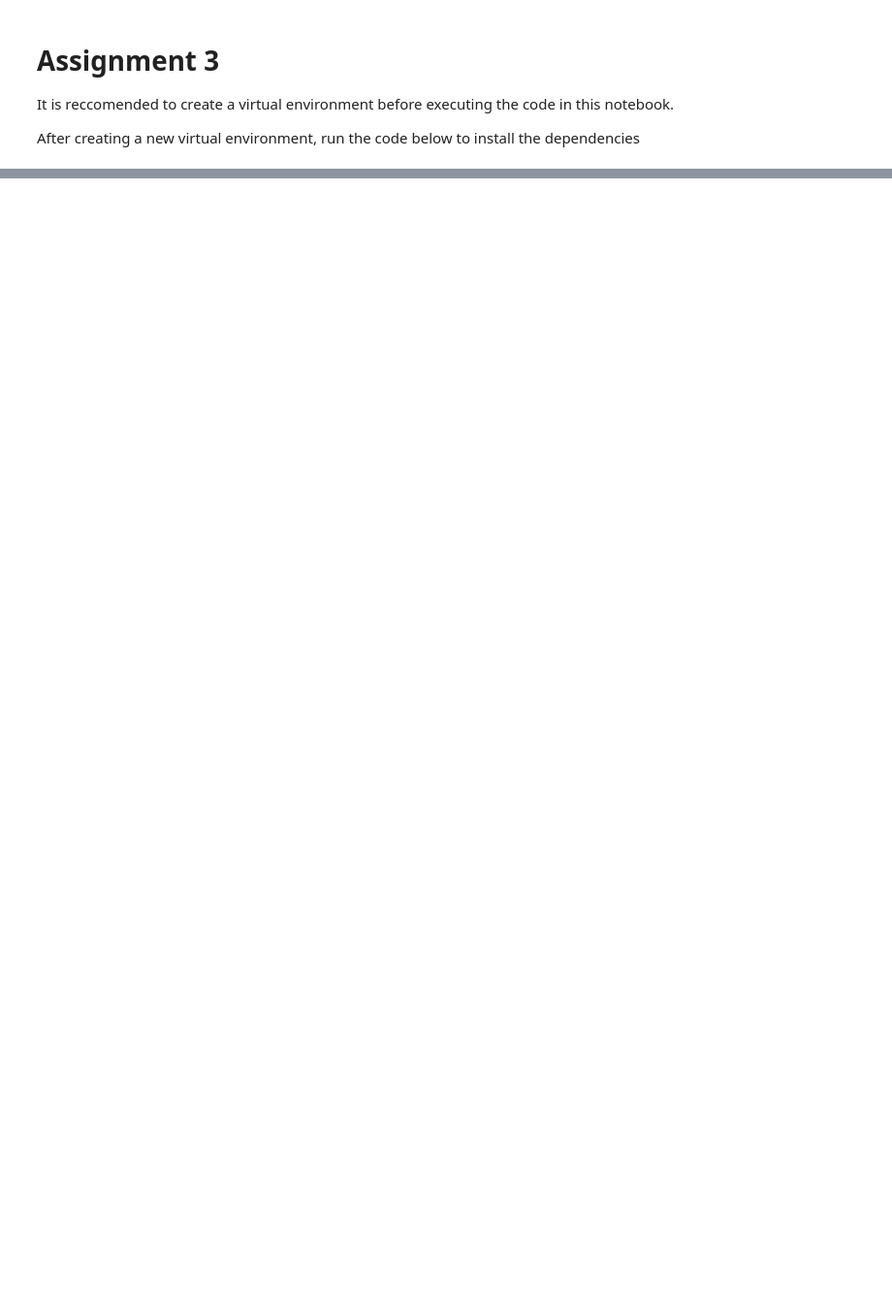
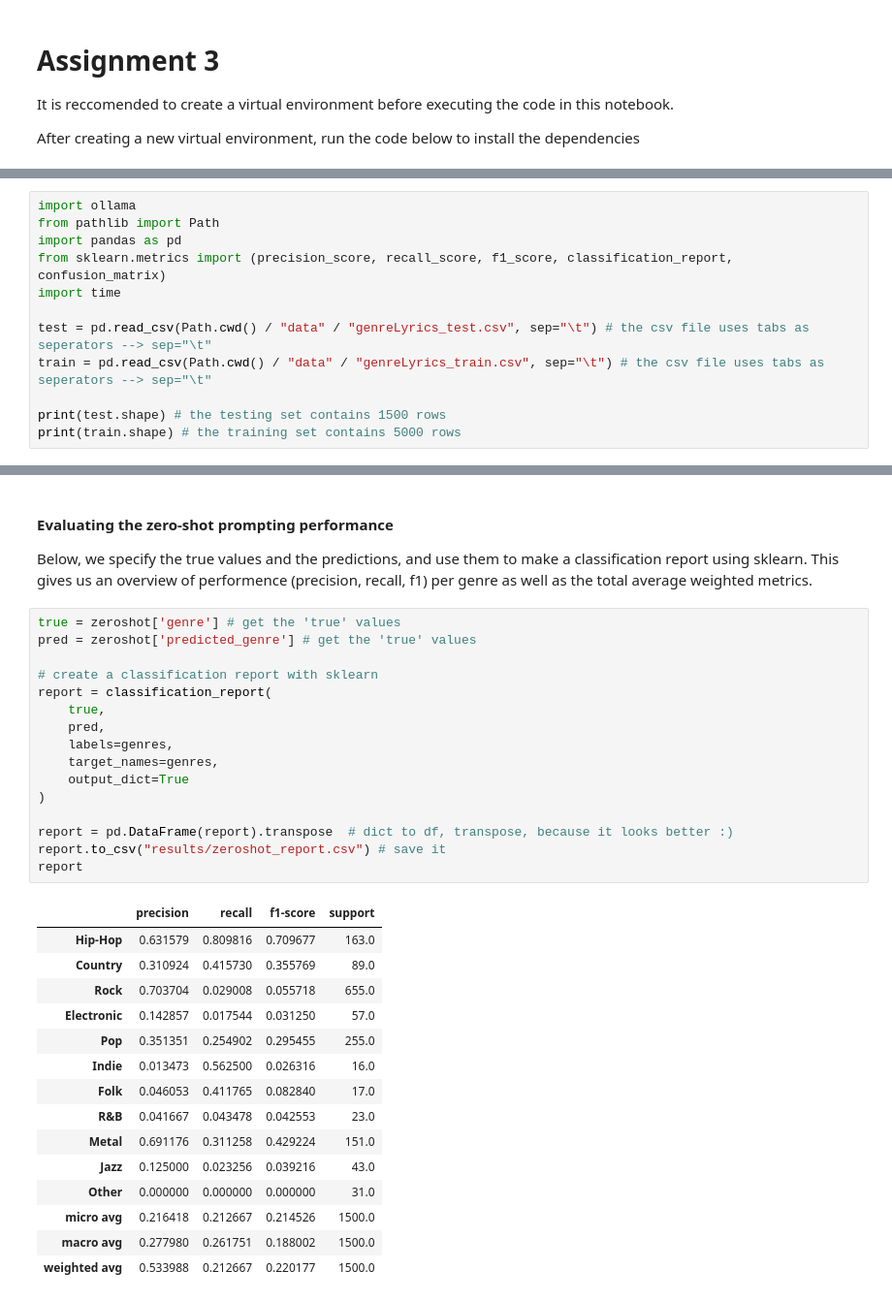
Before and after one commit to tijn-donners/analyzing_data_assignments, a Jupyter notebook: assignment3/Assignment 3.ipynb, the cells around one changed output, grey strips where cells are left out. Shown at 97% size. Drawn from its saved outputs; the diff is of its cells as text; blank space fills up the shorter version.

```diff
--- a/assignment3/Assignment 3.ipynb
+++ b/assignment3/Assignment 3.ipynb
@@ -62,0 +29,12 @@ Hey! What's up? How can I help you today?
+# %%
+import ollama
+from pathlib import Path
+import pandas as pd
+from sklearn.metrics import (precision_score, recall_score, f1_score, classification_report, confusion_matrix)
+import time
+
+test = pd.read_csv(Path.cwd() / "data" / "genreLyrics_test.csv", sep="\t") # the csv file uses tabs as seperators --> sep="\t"
+train = pd.read_csv(Path.cwd() / "data" / "genreLyrics_train.csv", sep="\t") # the csv file uses tabs as seperators --> sep="\t"
+
+print(test.shape) # the testing set contains 1500 rows
+print(train.shape) # the training set contains 5000 rows
@@ -62,0 +123,36 @@ Hey! What's up? How can I help you today?
+# %% [markdown]
+#### Evaluating the zero-shot prompting performance
+
+Below, we specify the true values and the predictions, and use them to make a classification report using sklearn. This gives us an overview of performence (precision, recall, f1) per genre as well as the total average weighted metrics.
+# %%
+true = zeroshot['genre'] # get the 'true' values
+pred = zeroshot['predicted_genre'] # get the 'true' values
+
+# create a classification report with sklearn
+report = classification_report(
+    true,
+    pred,
+    labels=genres,
+    target_names=genres,
+    output_dict=True
+)
+
+report = pd.DataFrame(report).transpose  # dict to df, transpose, because it looks better :)
+report.to_csv("results/zeroshot_report.csv") # save it
+report
+# %% [output]
+|  | precision | recall | f1-score | support |
+| Hip-Hop | 0.631579 | 0.809816 | 0.709677 | 163.0 |
+| Country | 0.310924 | 0.415730 | 0.355769 | 89.0 |
+| Rock | 0.703704 | 0.029008 | 0.055718 | 655.0 |
+| Electronic | 0.142857 | 0.017544 | 0.031250 | 57.0 |
+| Pop | 0.351351 | 0.254902 | 0.295455 | 255.0 |
+| Indie | 0.013473 | 0.562500 | 0.026316 | 16.0 |
+| Folk | 0.046053 | 0.411765 | 0.082840 | 17.0 |
+| R&B | 0.041667 | 0.043478 | 0.042553 | 23.0 |
+| Metal | 0.691176 | 0.311258 | 0.429224 | 151.0 |
+| Jazz | 0.125000 | 0.023256 | 0.039216 | 43.0 |
+| Other | 0.000000 | 0.000000 | 0.000000 | 31.0 |
+| micro avg | 0.216418 | 0.212667 | 0.214526 | 1500.0 |
+| macro avg | 0.277980 | 0.261751 | 0.188002 | 1500.0 |
+| weighted avg | 0.533988 | 0.212667 | 0.220177 | 1500.0 |
```
Also changed, not shown: parts of 22 cells of this notebook, 8 other files.
